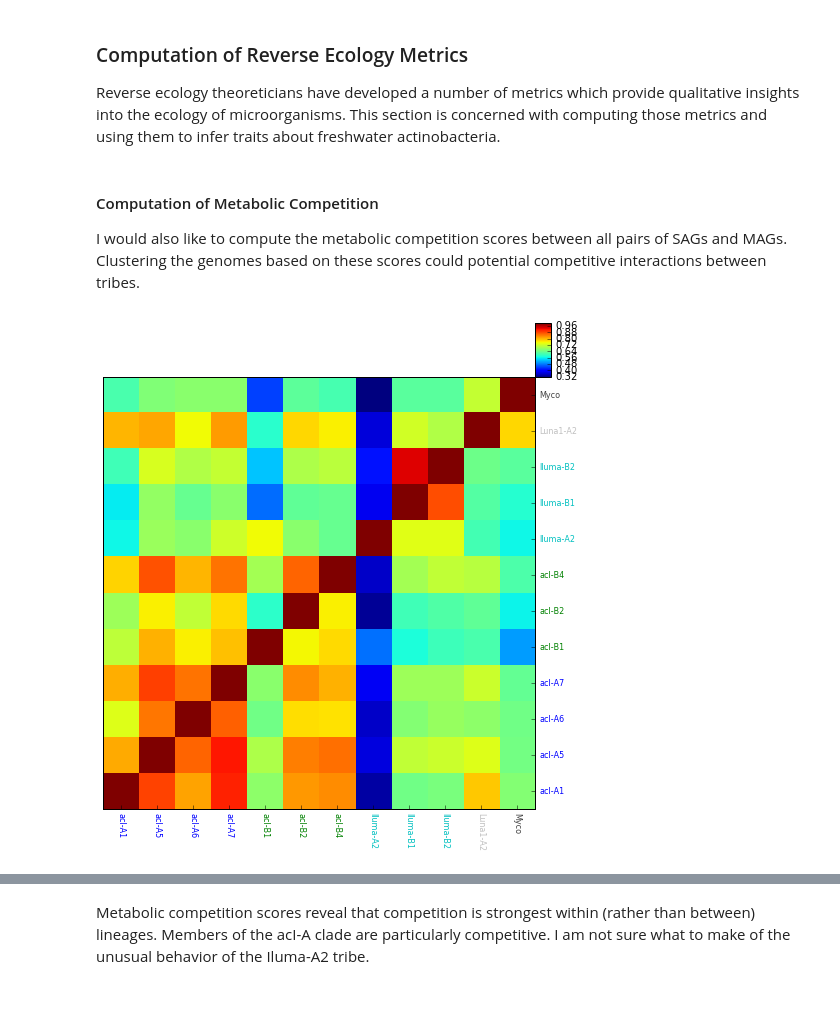
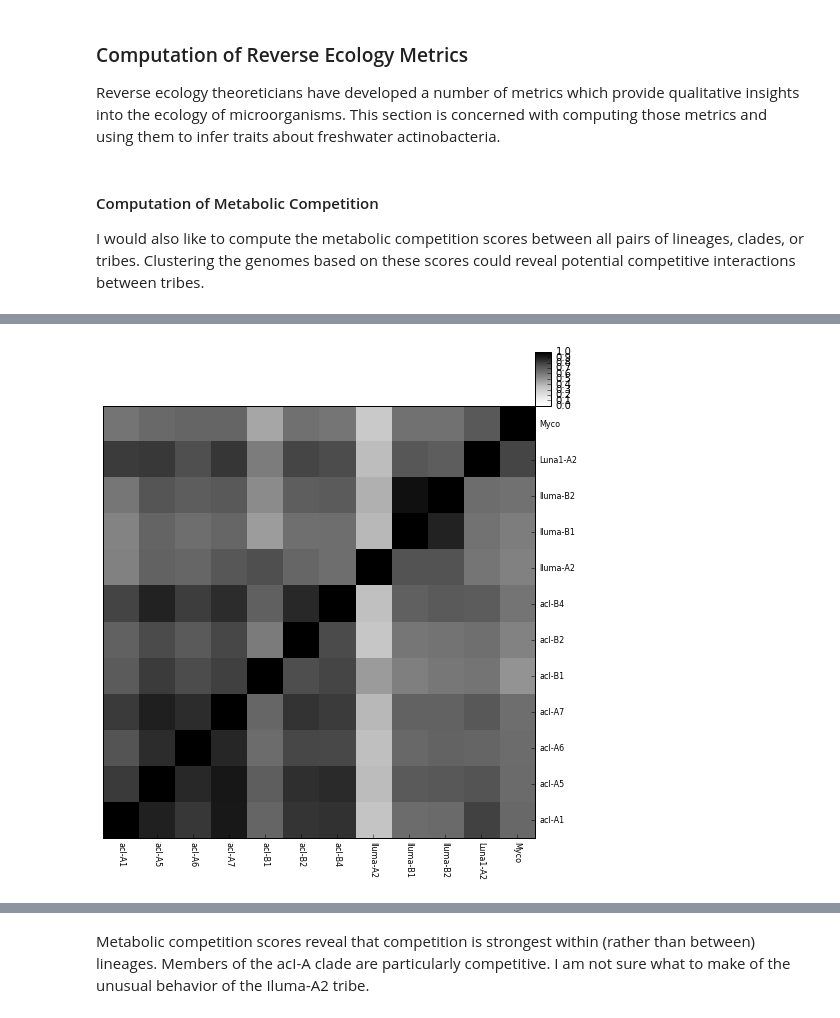
Before and after one commit to celawson87/reverseEcology, a Jupyter notebook: iPythonNotebooks/masterNotebookv3.ipynb, the cells around one changed output, grey strips where cells are left out. Saved outputs shown, nothing was run; the diff lists cells and outputs as text; code cells hidden in the pictures.

```diff
--- a/iPythonNotebooks/masterNotebookv3.ipynb
+++ b/iPythonNotebooks/masterNotebookv3.ipynb
@@ -413,9 +423,13 @@ Reverse ecology theoreticians have developed a number of metrics which provide q
 # %% [markdown]
 #### Computation of Metabolic Competition
 
-I would also like to compute the metabolic competition scores between all pairs of SAGs and MAGs. Clustering the genomes based on these scores could potential competitive interactions between tribes.
+I would also like to compute the metabolic competition scores between all pairs of lineages, clades, or tribes. Clustering the genomes based on these scores could reveal potential competitive interactions between tribes.
-# %%
-metabCompeteDF = ef.computeMetabCompete(dirList, tribeModelDir, summaryStatsDir)
-ef.plotDataFrame(metabCompeteDF, dirList, externalDataDir, summaryStatsDir, 'tribalColors.csv', 'metabolicCompetition.png')
-# %% [output]
-[figure, removed]
+# %%
+# Define local folder structure for data input and processing.
+externalDataDir = 'externalData'
+mergedModelDir = 'MergedData'
+summaryStatsDir = 'DataSummaries/MergedData'
+
+[groupList, metabCompeteDF] = ef.computeMetabCompete(mergedModelDir, summaryStatsDir, 'Tribe', '../externalData/taxonomy.csv')
+ef.plotDataFrame(metabCompeteDF, groupList, externalDataDir, summaryStatsDir, 'metabolicCompetition-Tribes.png')
+# %% [output]
@@ -421,0 +437 @@ ef.plotDataFrame(metabCompeteDF, dirList, externalDataDir, summaryStatsDir, 'tri
+[figure, added]
```
Also changed, not shown: parts of 27 cells of this notebook, 14 other files.
